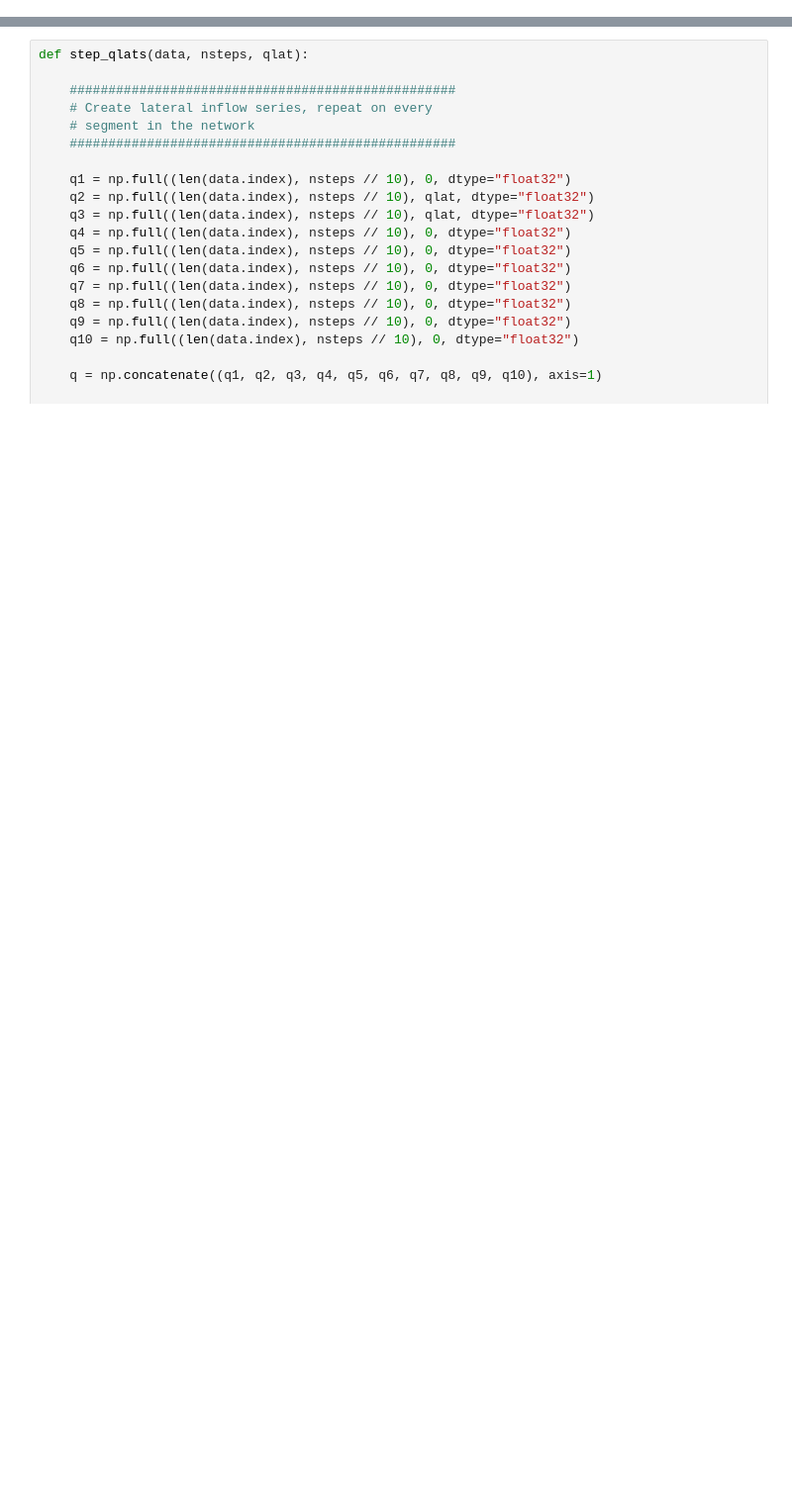
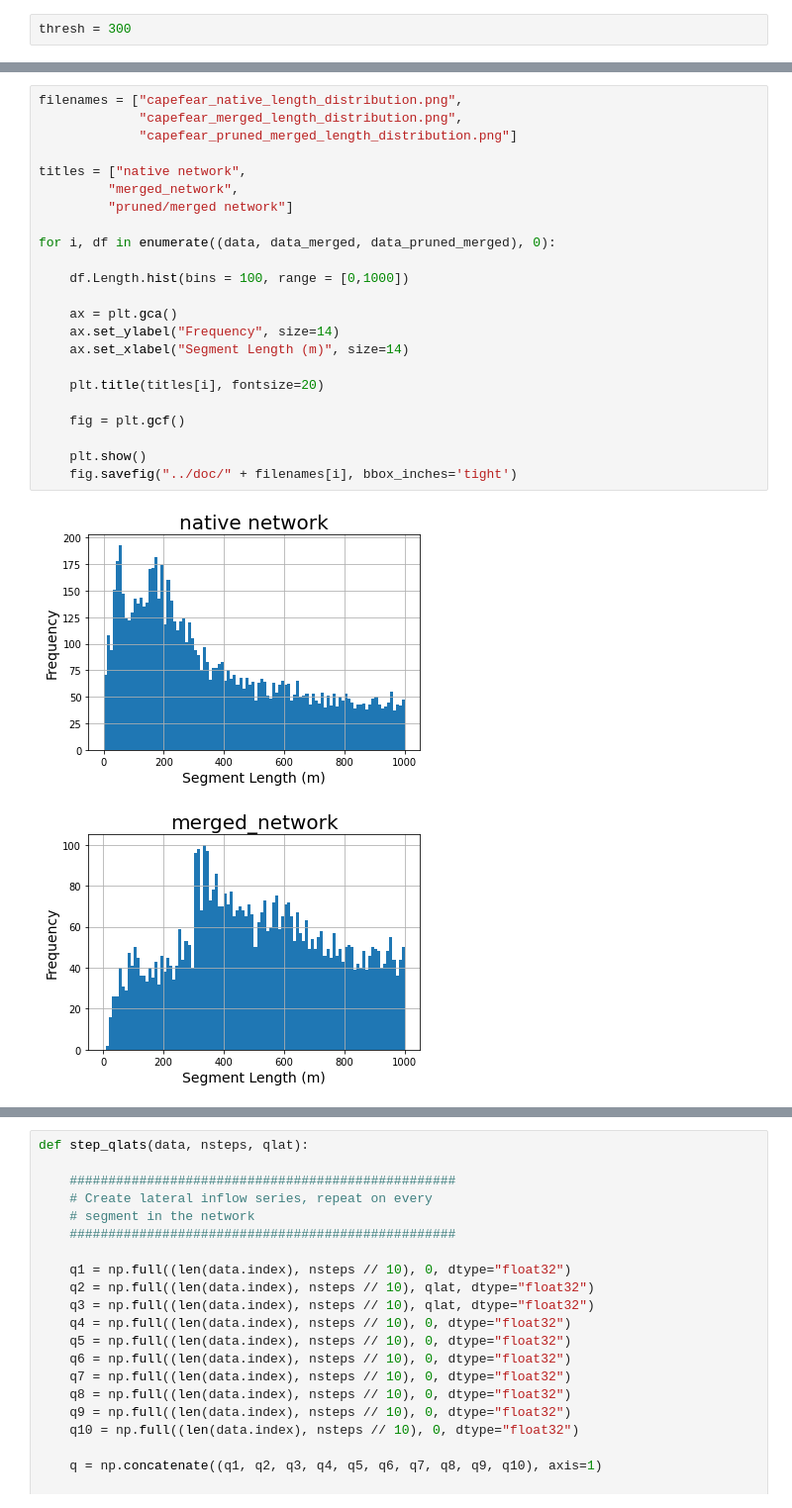
Before and after one commit to jhrehanoaa/t-route, a Jupyter notebook: notebooks/segment-merge.ipynb, the cells around one changed output, grey strips where cells are left out. Shown at 99% size. Saved outputs shown, nothing was run; the diff lists cells and outputs as text; blank space fills up the shorter version.

```diff
--- a/notebooks/segment-merge.ipynb
+++ b/notebooks/segment-merge.ipynb
@@ -988,0 +335,2 @@ dt = 3600
+# %%
+thresh = 300
@@ -988,0 +435,26 @@ dt = 3600
+# %%
+filenames = ["capefear_native_length_distribution.png",
+             "capefear_merged_length_distribution.png",
+             "capefear_pruned_merged_length_distribution.png"]
+
+titles = ["native network",
+         "merged_network",
+         "pruned/merged network"]
+
+for i, df in enumerate((data, data_merged, data_pruned_merged), 0):
+
+    df.Length.hist(bins = 100, range = [0,1000])
+
+    ax = plt.gca()
+    ax.set_ylabel("Frequency", size=14)
+    ax.set_xlabel("Segment Length (m)", size=14)
+
+    plt.title(titles[i], fontsize=20)
+
+    fig = plt.gcf()
+
+    plt.show()
+    fig.savefig("../doc/" + filenames[i], bbox_inches='tight')
+# %% [output]
+[figure, added]
+[figure, added]
```
Also changed, not shown: parts of 66 cells of this notebook.
